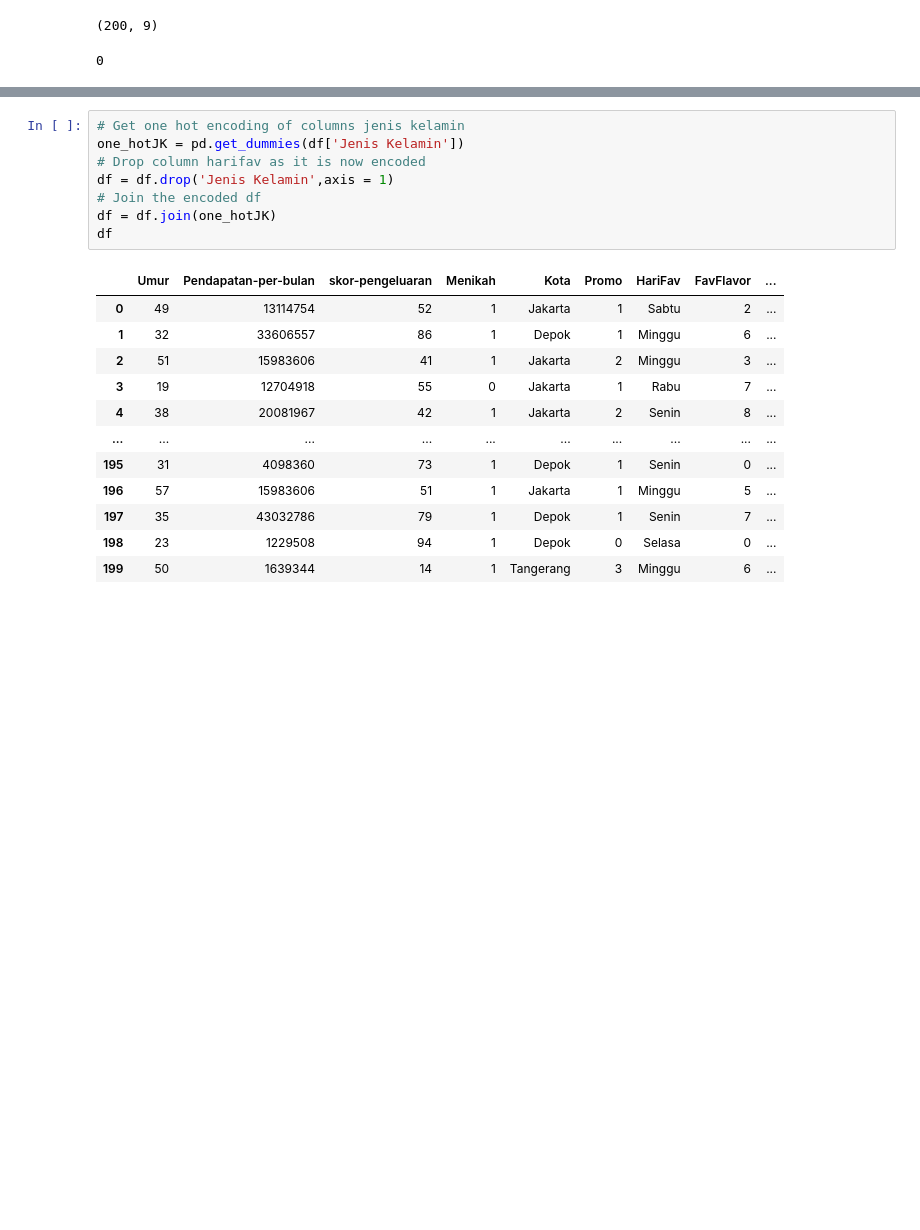
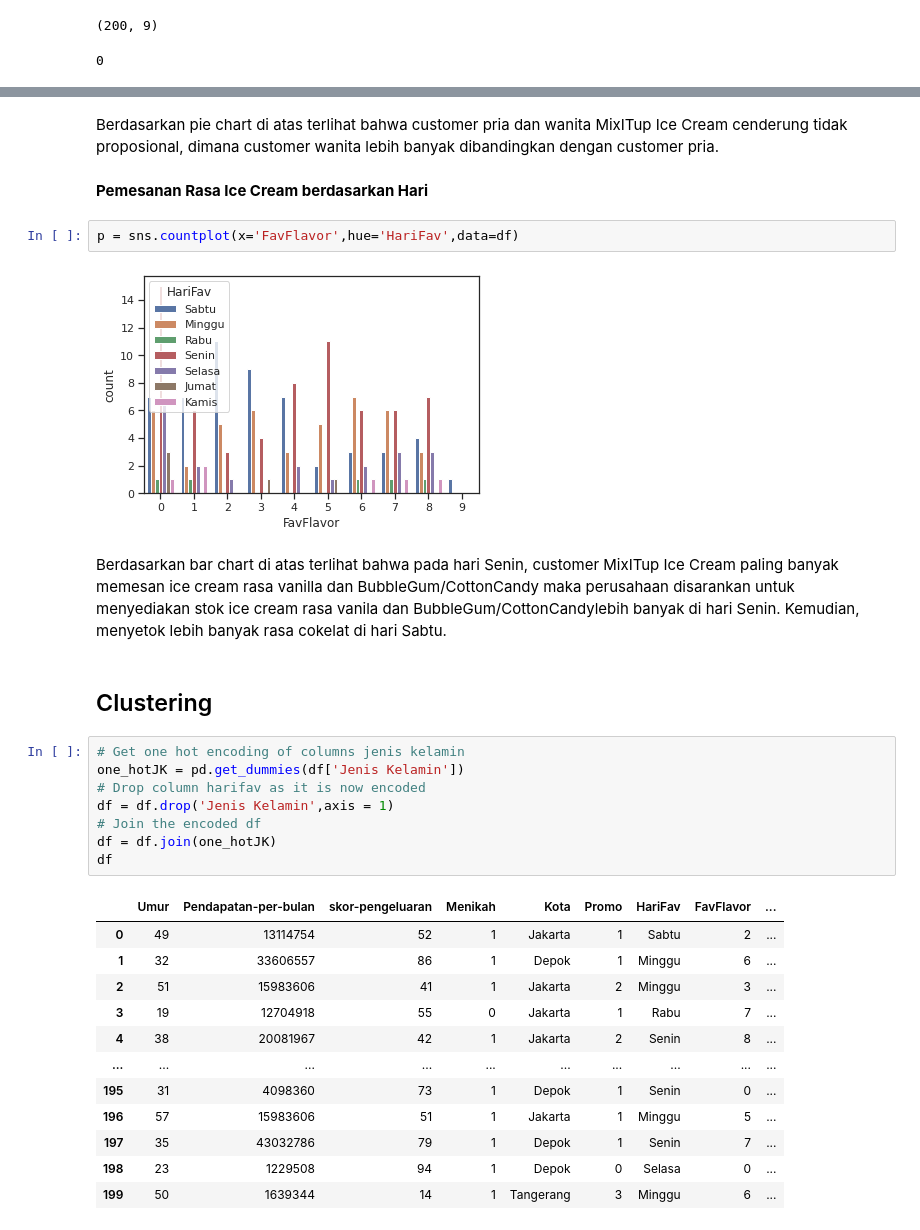
Before and after one commit to lidyaanggreni/StudyCase_MixITup_GroupD, a Jupyter notebook: StudyCase_MixITup_GroupD.ipynb, the cells around one changed output, grey strips where cells are left out. Saved outputs shown, nothing was run; the diff lists cells and outputs as text; blank space fills up the shorter version.

```diff
--- a/StudyCase_MixITup_GroupD.ipynb
+++ b/StudyCase_MixITup_GroupD.ipynb
@@ -154,3 +205,15 @@ df.duplicated().sum()
+# %% [markdown]
+Berdasarkan pie chart di atas terlihat bahwa customer pria dan wanita MixITup Ice Cream cenderung tidak proposional, dimana customer wanita lebih banyak dibandingkan dengan customer pria.
+# %% [markdown]
+**Pemesanan Rasa Ice Cream berdasarkan Hari**
+# %%
+p = sns.countplot(x='FavFlavor',hue='HariFav',data=df)
+# %% [output]
+[figure, added]
+# %% [markdown]
+Berdasarkan bar chart di atas terlihat bahwa pada hari Senin, customer MixITup Ice Cream paling banyak memesan ice cream rasa vanilla dan BubbleGum/CottonCandy maka perusahaan disarankan untuk menyediakan stok ice cream rasa vanila dan BubbleGum/CottonCandylebih banyak di hari Senin. Kemudian, menyetok lebih banyak rasa cokelat di hari Sabtu.
+# %% [markdown]
+## Clustering
 # %%
 # Get one hot encoding of columns jenis kelamin
 one_hotJK = pd.get_dummies(df['Jenis Kelamin'])
```
Also changed, not shown: parts of 36 cells of this notebook.
